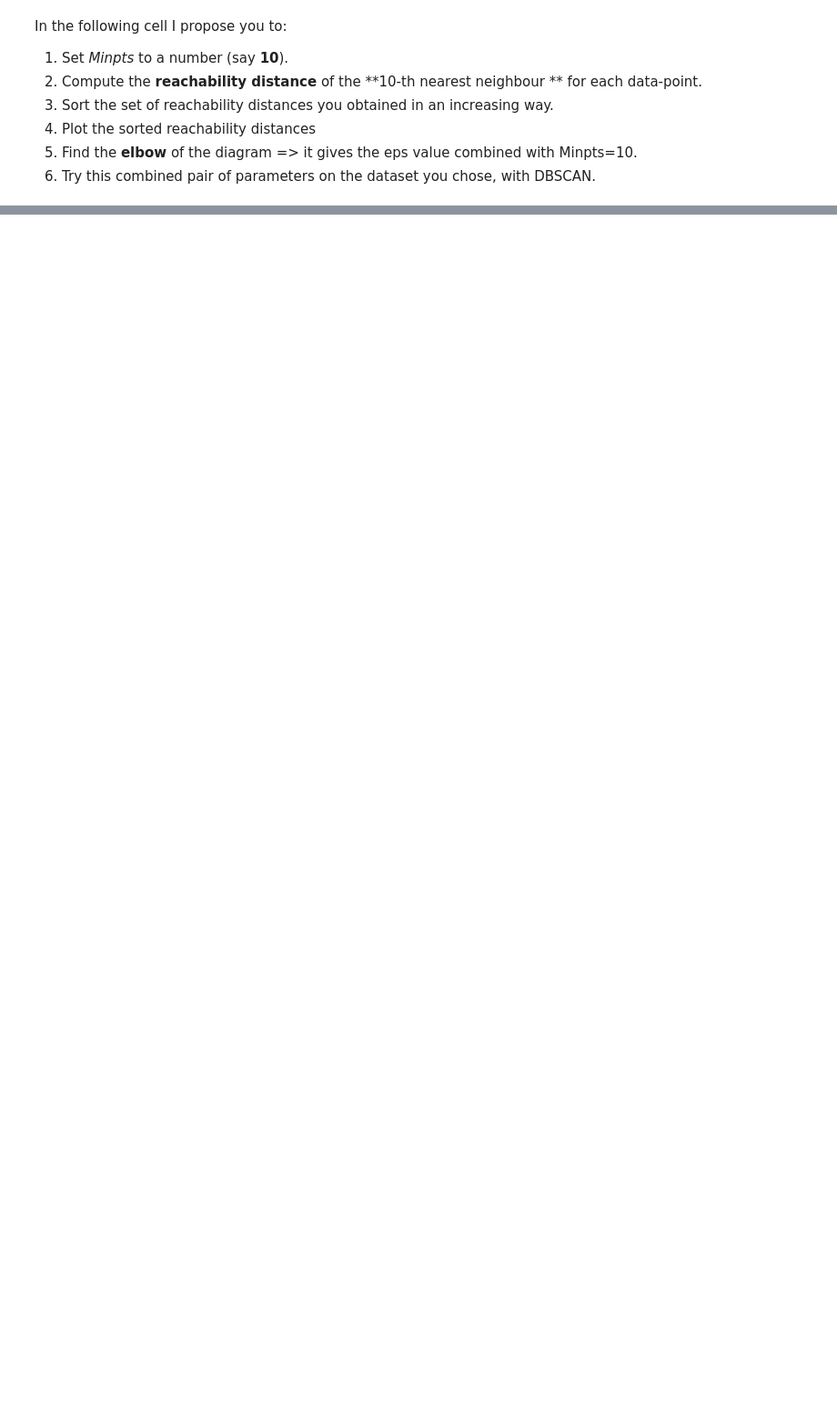
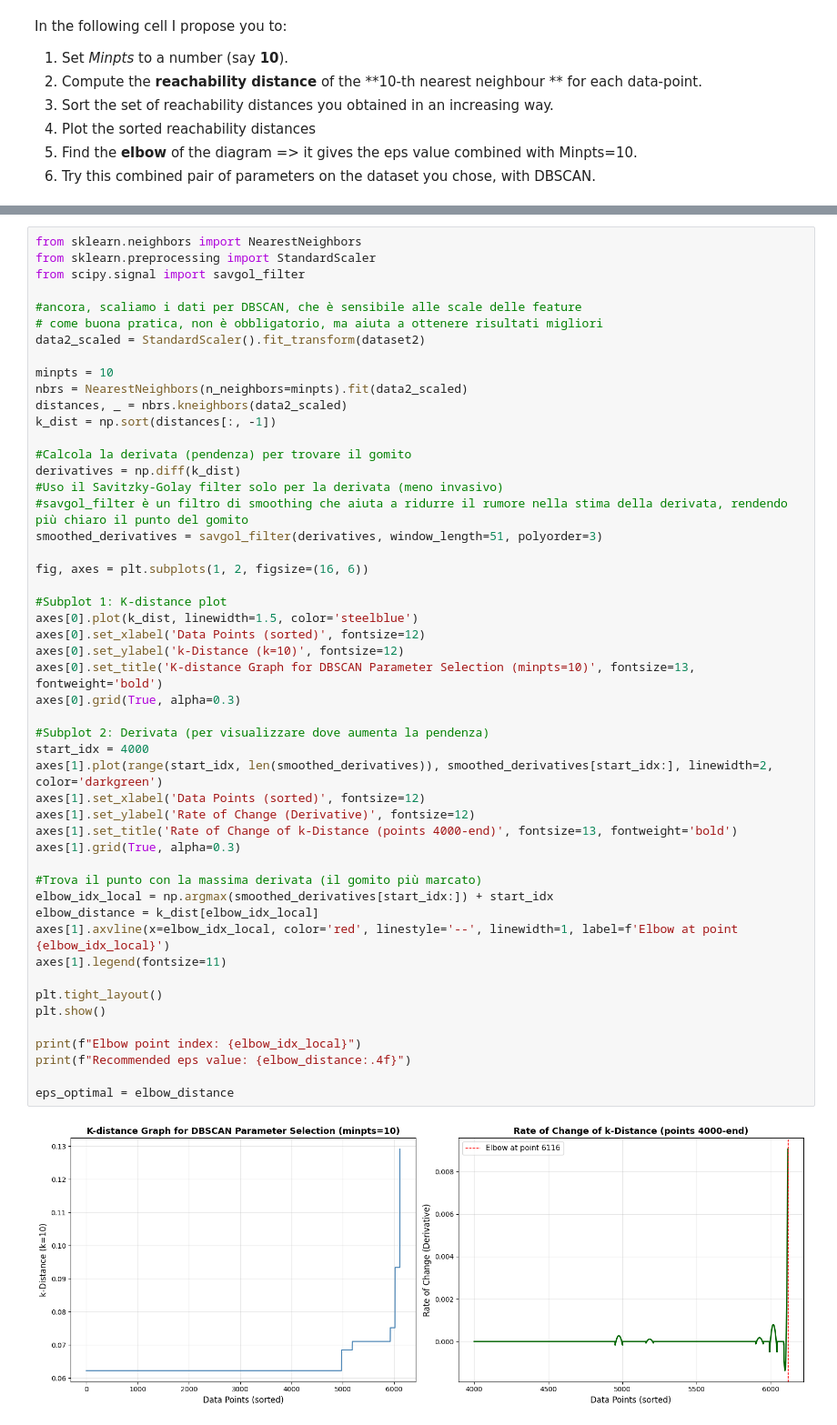
Before and after one commit to RaffaeleMelluso/AAUT, a Jupyter notebook: LAB_MEO/clustering/clustering_aa_25_26.ipynb, the cells around one changed output, grey strips where cells are left out. Shown at 91% size. Drawn from its saved outputs; the diff is of its cells as text; blank space fills up the shorter version.

```diff
--- a/LAB_MEO/clustering/clustering_aa_25_26.ipynb
+++ b/LAB_MEO/clustering/clustering_aa_25_26.ipynb
@@ -405,0 +396,52 @@ plt.show()
+# %%
+from sklearn.neighbors import NearestNeighbors
+from sklearn.preprocessing import StandardScaler
+from scipy.signal import savgol_filter
+
+#ancora, scaliamo i dati per DBSCAN, che è sensibile alle scale delle feature
+# come buona pratica, non è obbligatorio, ma aiuta a ottenere risultati migliori
+data2_scaled = StandardScaler().fit_transform(dataset2)
+
+minpts = 10
+nbrs = NearestNeighbors(n_neighbors=minpts).fit(data2_scaled)
+distances, _ = nbrs.kneighbors(data2_scaled)
+k_dist = np.sort(distances[:, -1])
+
+#Calcola la derivata (pendenza) per trovare il gomito
+derivatives = np.diff(k_dist)
+#Uso il Savitzky-Golay filter solo per la derivata (meno invasivo)
+#savgol_filter è un filtro di smoothing che aiuta a ridurre il rumore nella stima della derivata, rendendo più chiaro il punto del gomito
+smoothed_derivatives = savgol_filter(derivatives, window_length=51, polyorder=3)
+
+fig, axes = plt.subplots(1, 2, figsize=(16, 6))
+
+#Subplot 1: K-distance plot
+axes[0].plot(k_dist, linewidth=1.5, color='steelblue')
+axes[0].set_xlabel('Data Points (sorted)', fontsize=12)
+axes[0].set_ylabel('k-Distance (k=10)', fontsize=12)
+axes[0].set_title('K-distance Graph for DBSCAN Parameter Selection (minpts=10)', fontsize=13, fontweight='bold')
+axes[0].grid(True, alpha=0.3)
+
+#Subplot 2: Derivata (per visualizzare dove aumenta la pendenza)
+start_idx = 4000
+axes[1].plot(range(start_idx, len(smoothed_derivatives)), smoothed_derivatives[start_idx:], linewidth=2, color='darkgreen')
+axes[1].set_xlabel('Data Points (sorted)', fontsize=12)
+axes[1].set_ylabel('Rate of Change (Derivative)', fontsize=12)
+axes[1].set_title('Rate of Change of k-Distance (points 4000-end)', fontsize=13, fontweight='bold')
+axes[1].grid(True, alpha=0.3)
+
+#Trova il punto con la massima derivata (il gomito più marcato)
+elbow_idx_local = np.argmax(smoothed_derivatives[start_idx:]) + start_idx
+elbow_distance = k_dist[elbow_idx_local]
+axes[1].axvline(x=elbow_idx_local, color='red', linestyle='--', linewidth=1, label=f'Elbow at point {elbow_idx_local}')
+axes[1].legend(fontsize=11)
+
+plt.tight_layout()
+plt.show()
+
+print(f"Elbow point index: {elbow_idx_local}")
+print(f"Recommended eps value: {elbow_distance:.4f}")
+
+eps_optimal = elbow_distance
+# %% [output]
+[figure, added]
```
Also changed, not shown: parts of 8 cells of this notebook, 1 other file.
